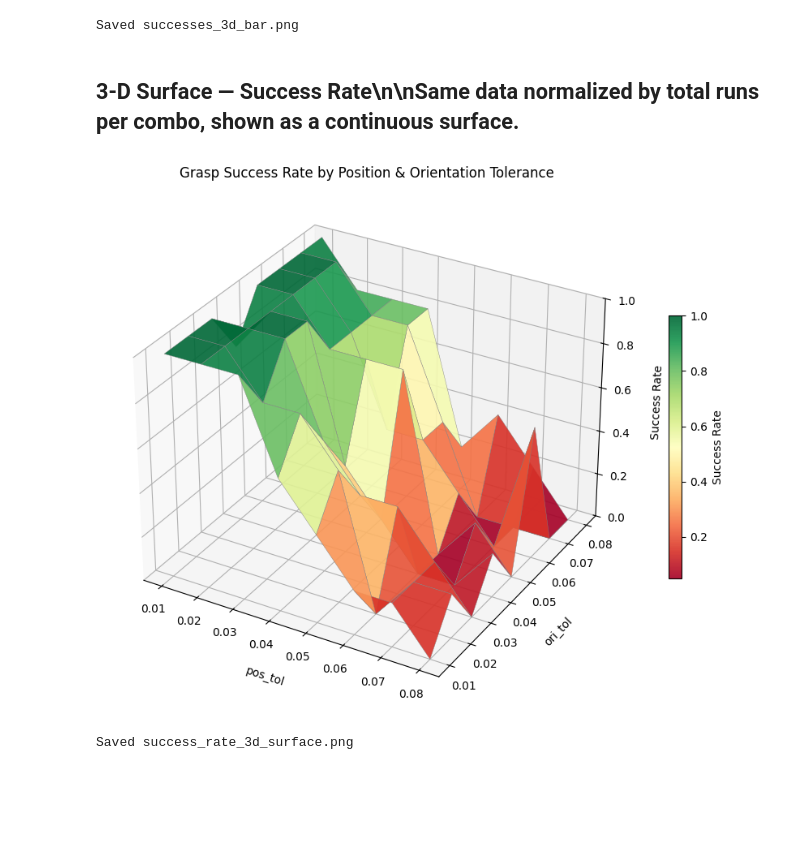
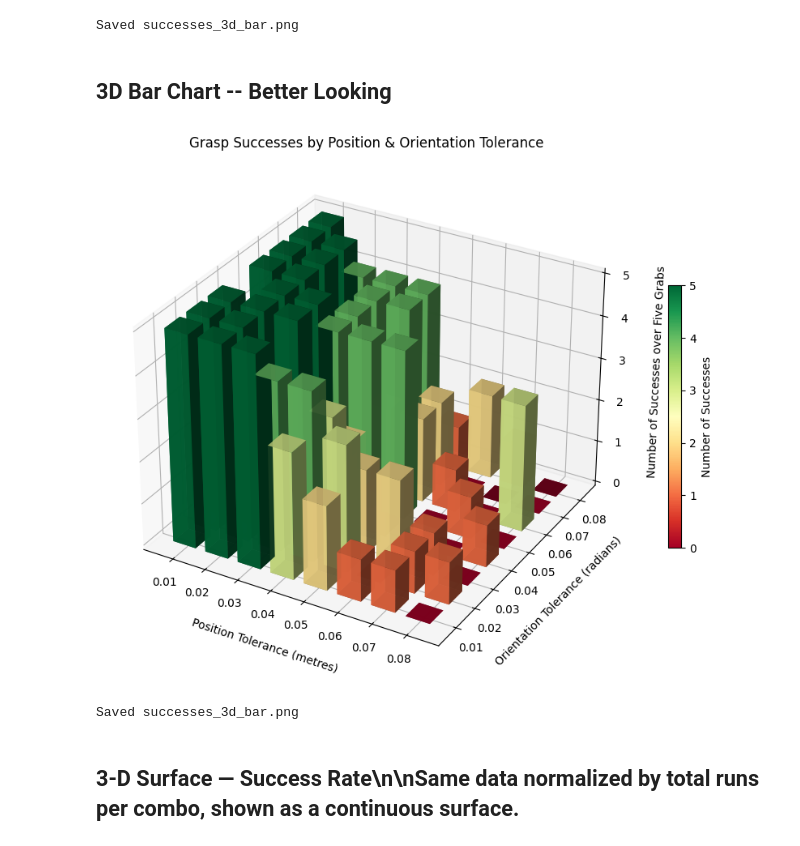
Before and after one commit to AlexKautz/GroceryRobot, a Jupyter notebook: data_analysis/analysis.ipynb, the cells around one changed output. Saved outputs shown, nothing was run; the diff lists cells and outputs as text; code cells hidden in the pictures; blank space fills up the shorter version.

```diff
--- a/data_analysis/analysis.ipynb
+++ b/data_analysis/analysis.ipynb
@@ -104,32 +104,71 @@ print("Saved successes_3d_bar.png")
 # %% [output]
 [figure]
 Saved successes_3d_bar.png
+# %% [markdown]
+## 3D Bar Chart -- Better Looking
+# %%
+fig = plt.figure(figsize=(10, 7))
+ax = fig.add_subplot(111, projection="3d")
+
+# Bar positions
+xpos = success_counts["pos_tol"].values
+ypos = success_counts["ori_tol"].values
+zpos = np.zeros(len(success_counts))
+heights = success_counts["successes"].values
+
+bar_width = 0.007
+bar_depth = 0.007
+
+# Color bars by height
+norm = plt.Normalize(heights.min(), heights.max())
+colors = plt.cm.RdYlGn(norm(heights))
+
+ax.bar3d(xpos - bar_width / 2, ypos - bar_depth / 2, zpos,
+         bar_width, bar_depth, heights,
+         color=colors, shade=True, alpha=0.9)
+
+ax.set_xlabel("Position Tolerance (metres)", labelpad=10)
+ax.set_ylabel("Orientation Tolerance (radians)", labelpad=10)
+ax.set_zlabel("Number of Successes over Five Grabs", labelpad=10)
+ax.set_title("Grasp Successes by Position & Orientation Tolerance")
+
+ax.set_xticks(pos_vals)
+ax.set_yticks(ori_vals)
+
+sm = plt.cm.ScalarMappable(cmap="RdYlGn", norm=norm)
+sm.set_array([])
+fig.colorbar(sm, ax=ax, shrink=0.5, label="Number of Successes")
+
+plt.tight_layout()
+plt.savefig("successes_3d_bar.png", dpi=150, bbox_inches="tight")
+plt.show()
+print("Saved successes_3d_bar.png")
+# %% [output]
+[figure, added]
+Saved successes_3d_bar.png
 # %% [markdown]
 ## 3-D Surface — Success Rate\n\nSame data normalized by total runs per combo, shown as a continuous surface.
 # %%
-Z_counts = success_counts.pivot(index="ori_tol", columns="pos_tol", values="successes").values
-Z_rate   = success_counts.pivot(index="ori_tol", columns="pos_tol", values="success_rate").values
+# Z_counts = success_counts.pivot(index="ori_tol", columns="pos_tol", values="successes").values
+# Z_rate   = success_counts.pivot(index="ori_tol", columns="pos_tol", values="success_rate").values
 
-X, Y = np.meshgrid(pos_vals, ori_vals)
+# X, Y = np.meshgrid(pos_vals, ori_vals)
 
-fig = plt.figure(figsize=(10, 7))
-ax = fig.add_subplot(111, projection="3d")
+# fig = plt.figure(figsize=(10, 7))
+# ax = fig.add_subplot(111, projection="3d")
 
-surf = ax.plot_surface(X, Y, Z_rate, cmap="RdYlGn", edgecolor="grey",
-                       linewidth=0.3, alpha=0.9)
+# surf = ax.plot_surface(X, Y, Z_rate, cmap="RdYlGn", edgecolor="grey",
+#                        linewidth=0.3, alpha=0.9)
 
-ax.set_xlabel("pos_tol", labelpad=10)
-ax.set_ylabel("ori_tol", labelpad=10)
-ax.set_zlabel("Success Rate", labelpad=10)
-ax.set_title("Grasp Success Rate by Position & Orientation Tolerance")
-ax.set_zlim(0, 1)
+# ax.set_xlabel("pos_tol", labelpad=10)
+# ax.set_ylabel("ori_tol", labelpad=10)
+# ax.set_zlabel("Success Rate", labelpad=10)
+# ax.set_title("Grasp Success Rate by Position & Orientation Tolerance")
+# ax.set_zlim(0, 1)
 
-fig.colorbar(surf, ax=ax, shrink=0.5, label="Success Rate")
+# fig.colorbar(surf, ax=ax, shrink=0.5, label="Success Rate")
 
-plt.tight_layout()
-plt.savefig("success_rate_3d_surface.png", dpi=150, bbox_inches="tight")
-plt.show()
-print("Saved success_rate_3d_surface.png")
+# plt.tight_layout()
+# plt.savefig("success_rate_3d_surface.png", dpi=150, bbox_inches="tight")
+# plt.show()
+# print("Saved success_rate_3d_surface.png")
-# %% [output]
-[figure, removed]
-Saved success_rate_3d_surface.png
```
Also changed, not shown: 2 other files.
